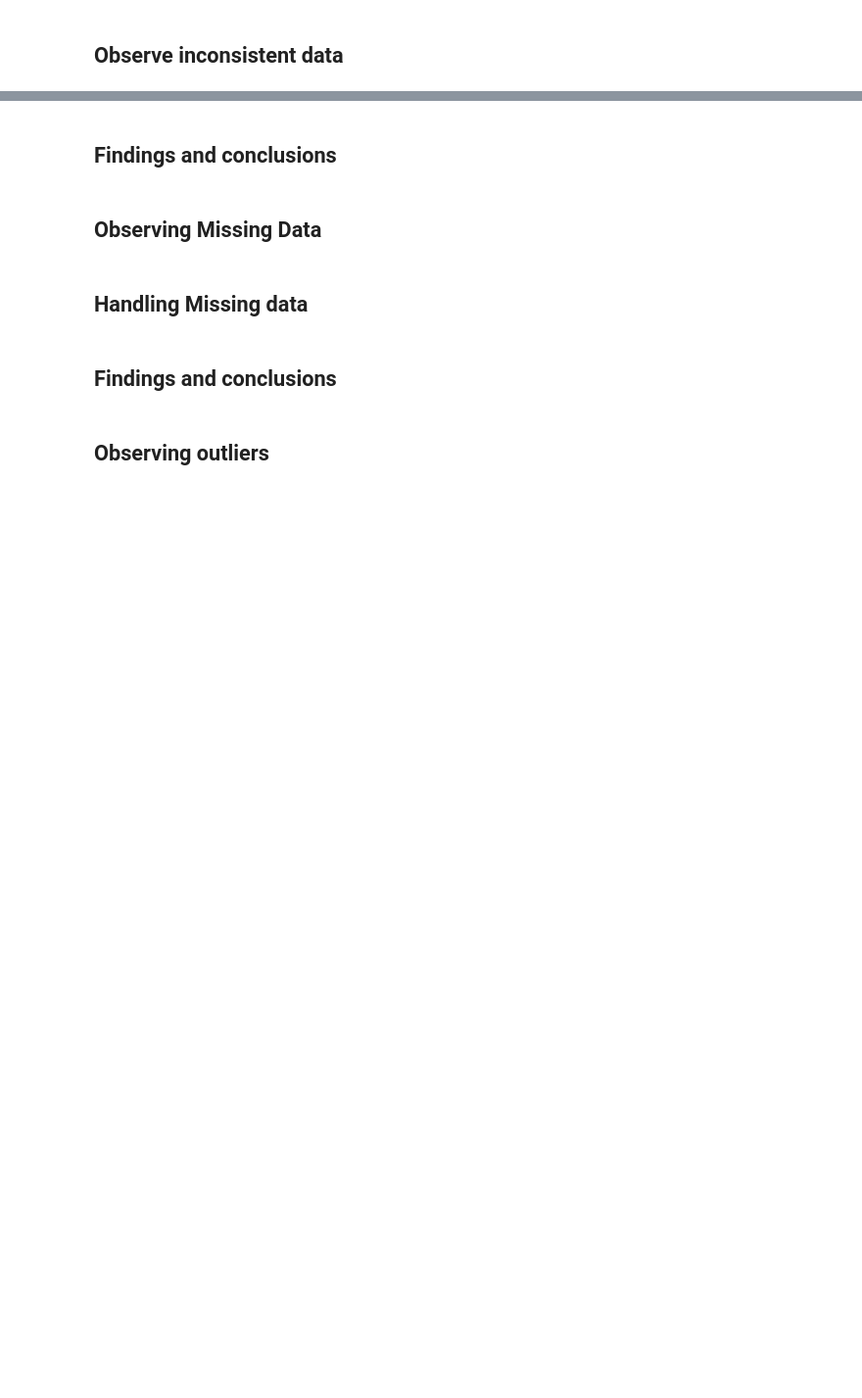
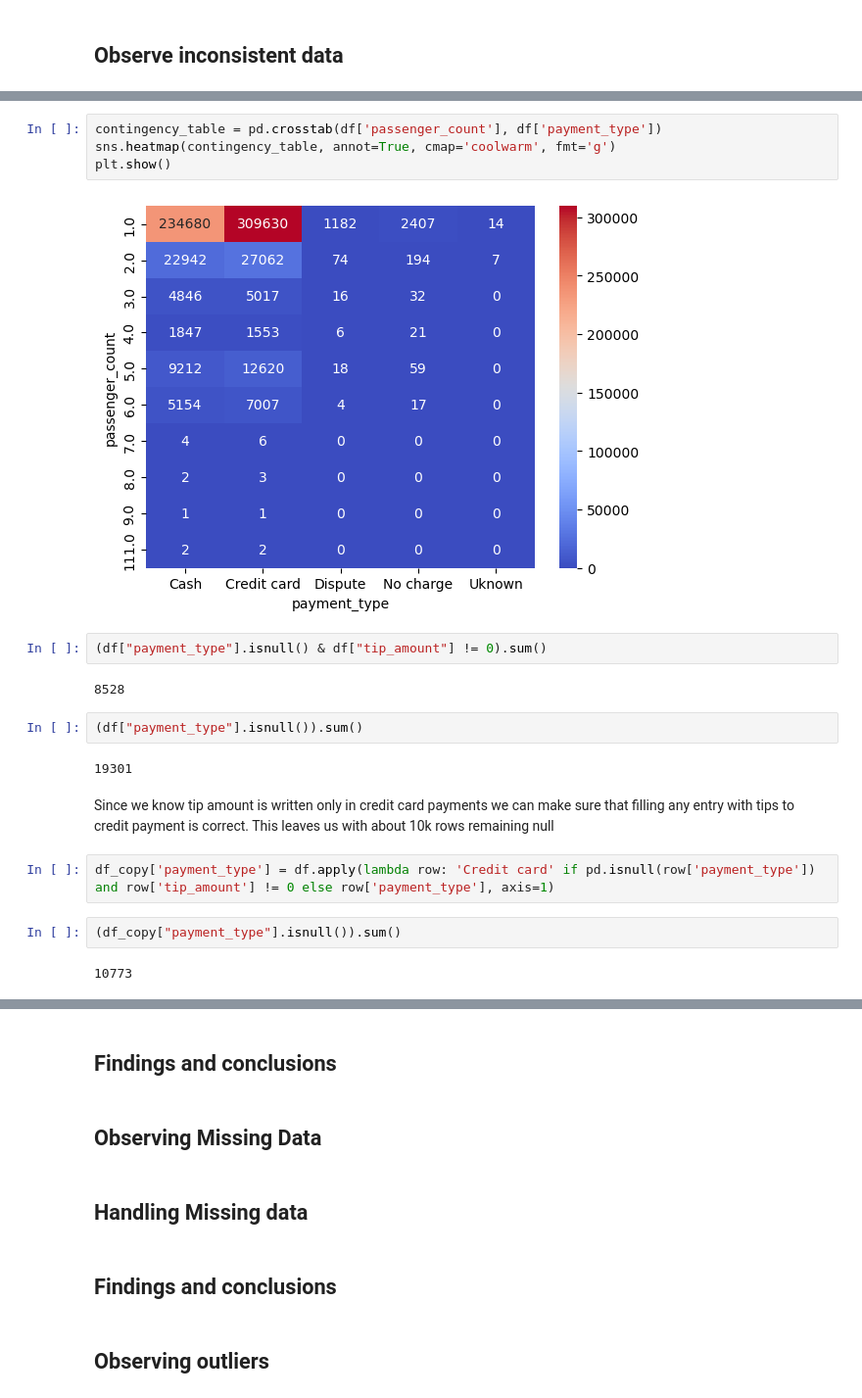
Before and after one commit to Abdullah204/Farecast, a Jupyter notebook: Milestone_1/M1_MET_49-2554_2_8-18.ipynb, the cells around one changed output, grey strips where cells are left out. Shown at 98% size. Cells and saved outputs as stored; diff of their text form; blank space fills up the shorter version.

```diff
--- a/Milestone_1/M1_MET_49-2554_2_8-18.ipynb
+++ b/Milestone_1/M1_MET_49-2554_2_8-18.ipynb
@@ -441,0 +581,22 @@ plt.show()
+# %%
+contingency_table = pd.crosstab(df['passenger_count'], df['payment_type'])
+sns.heatmap(contingency_table, annot=True, cmap='coolwarm', fmt='g')
+plt.show()
+# %% [output]
+[figure, added]
+# %%
+(df["payment_type"].isnull() & df["tip_amount"] != 0).sum()
+# %% [output]
+8528
+# %%
+(df["payment_type"].isnull()).sum()
+# %% [output]
+19301
+# %% [markdown]
+Since we know tip amount is written only in credit card payments we can make sure that filling any entry with tips to credit payment is correct. This leaves us with about 10k rows remaining null
+# %%
+df_copy['payment_type'] = df.apply(lambda row: 'Credit card' if pd.isnull(row['payment_type']) and row['tip_amount'] != 0 else row['payment_type'], axis=1)
+# %%
+(df_copy["payment_type"].isnull()).sum()
+# %% [output]
+10773
```
Also changed, not shown: parts of 38 cells of this notebook.
